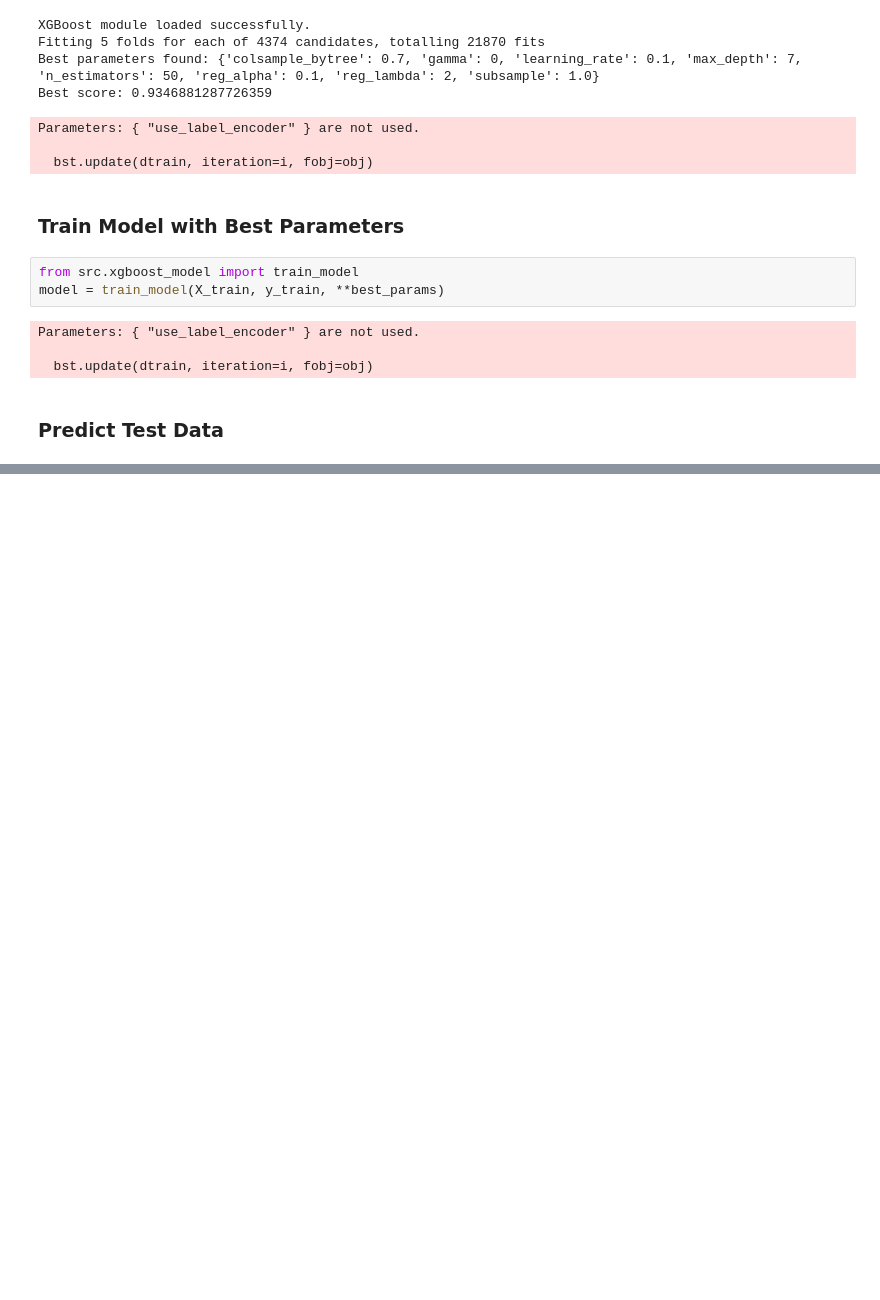
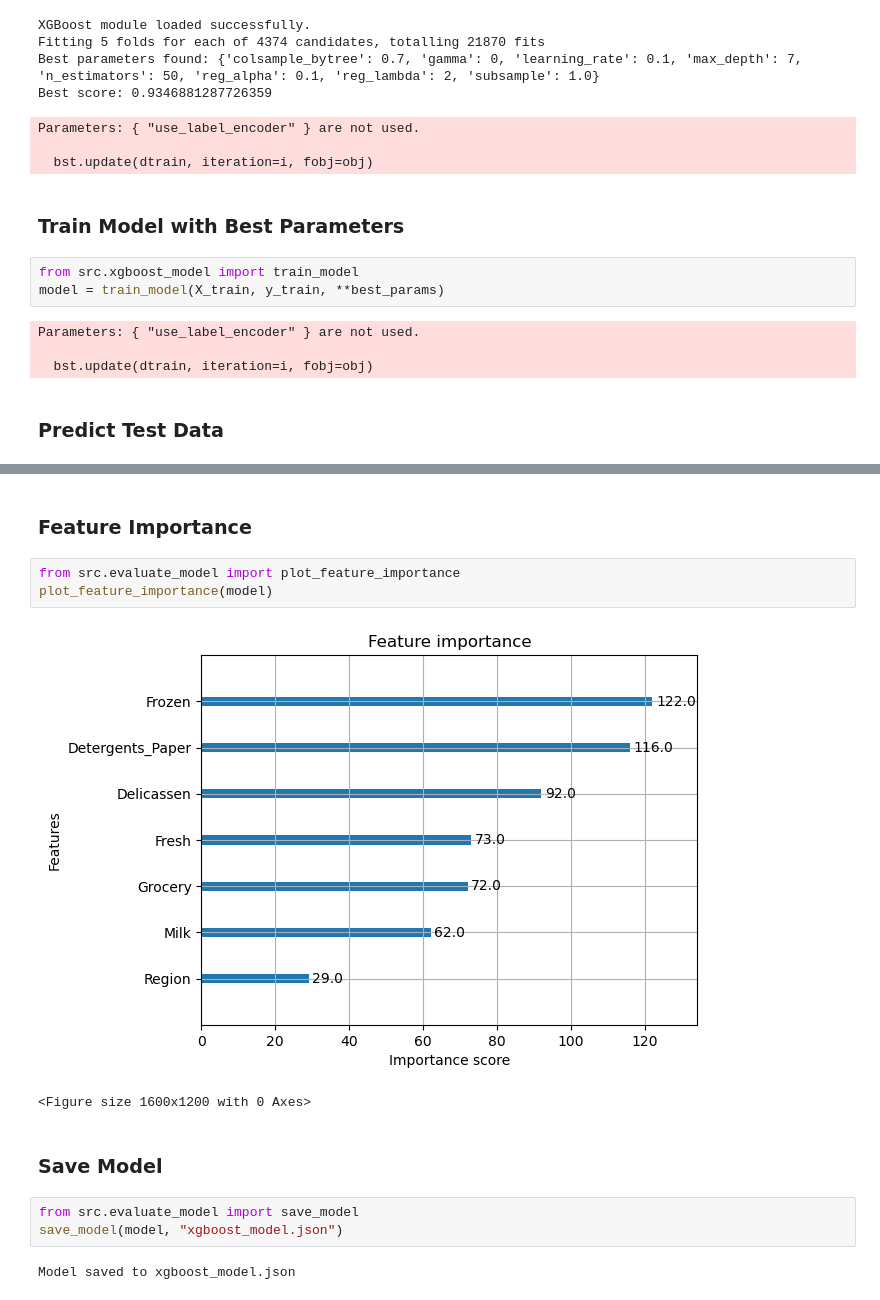
Before and after one commit to RafdhiFatoni/XGboost-Optimizer-WholesaleCustomers, a Jupyter notebook: notebooks/main_model.ipynb, the cells around one changed output, grey strips where cells are left out. Cells and saved outputs as stored; diff of their text form; blank space fills up the shorter version.

```diff
--- a/notebooks/main_model.ipynb
+++ b/notebooks/main_model.ipynb
@@ -81,0 +99,15 @@ y_pred = predict(model, X_test)
+# %% [markdown]
+### Feature Importance
+# %%
+from src.evaluate_model import plot_feature_importance
+plot_feature_importance(model)
+# %% [output]
+[figure, added]
+<Figure size 1600x1200 with 0 Axes>
+# %% [markdown]
+### Save Model
+# %%
+from src.evaluate_model import save_model
+save_model(model, "xgboost_model.json")
+# %% [output]
+Model saved to xgboost_model.json
```
Also changed, not shown: parts of 5 cells of this notebook, 5 other files.
